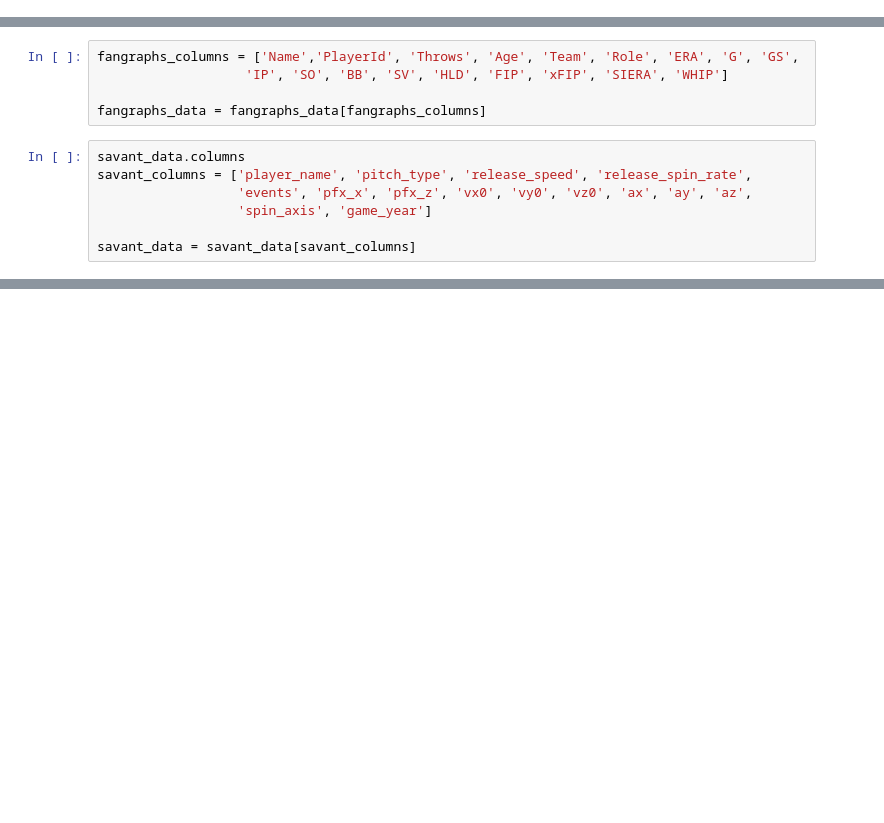
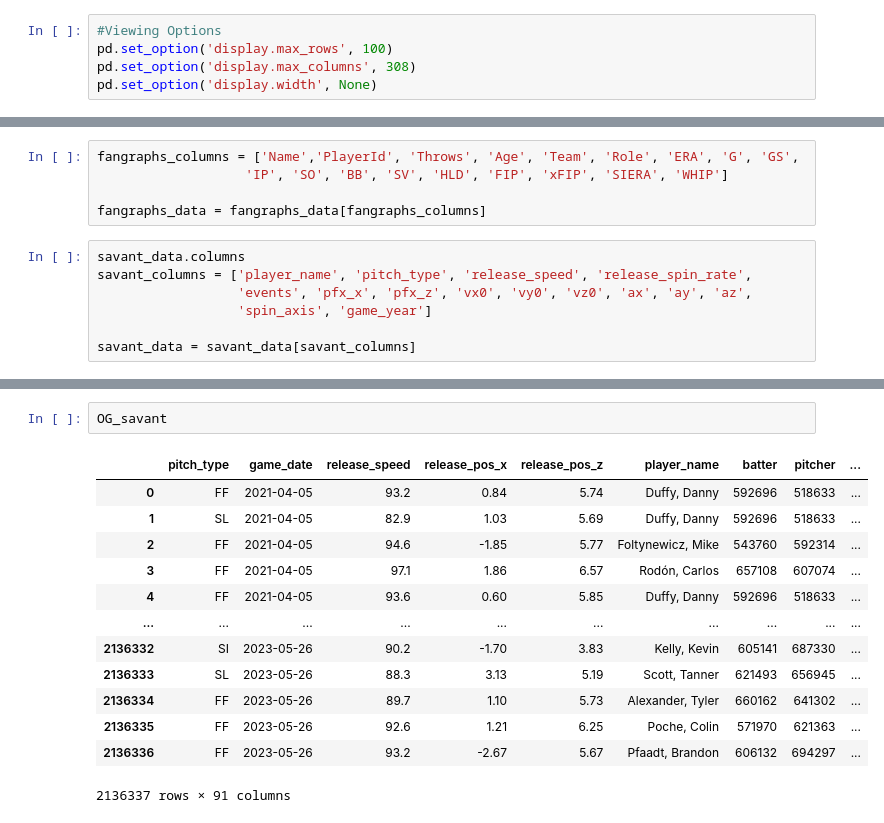
Before and after one commit to RudimentaryChef/RedsHackathon, a Jupyter notebook: Adi_Copy.ipynb, the cells around one changed output, grey strips where cells are left out. Saved outputs shown, nothing was run; the diff lists cells and outputs as text; blank space fills up the shorter version.

```diff
--- a/Adi_Copy.ipynb
+++ b/Adi_Copy.ipynb
@@ -37,3 +6,8 @@ fatal: Need to specify how to reconcile divergent branches.
+# %%
+#Viewing Options
+pd.set_option('display.max_rows', 100)
+pd.set_option('display.max_columns', 308)
+pd.set_option('display.width', None)
 # %%
 # Data Manipulation and Analysis
 import pandas as pd
@@ -87,0 +166,16 @@ merged_data.head(50)
+# %%
+OG_savant
+# %% [output]
+|  | pitch_type | game_date | release_speed | release_pos_x | release_pos_z | player_name | batter | pitcher | ... |
+| 0 | FF | 2021-04-05 | 93.2 | 0.84 | 5.74 | Duffy, Danny | 592696 | 518633 | ... |
+| 1 | SL | 2021-04-05 | 82.9 | 1.03 | 5.69 | Duffy, Danny | 592696 | 518633 | ... |
+| 2 | FF | 2021-04-05 | 94.6 | -1.85 | 5.77 | Foltynewicz, Mike | 543760 | 592314 | ... |
+| 3 | FF | 2021-04-05 | 97.1 | 1.86 | 6.57 | Rodón, Carlos | 657108 | 607074 | ... |
+| 4 | FF | 2021-04-05 | 93.6 | 0.60 | 5.85 | Duffy, Danny | 592696 | 518633 | ... |
+| ... | ... | ... | ... | ... | ... | ... | ... | ... | ... |
+| 2136332 | SI | 2023-05-26 | 90.2 | -1.70 | 3.83 | Kelly, Kevin | 605141 | 687330 | ... |
+| 2136333 | SL | 2023-05-26 | 88.3 | 3.13 | 5.19 | Scott, Tanner | 621493 | 656945 | ... |
+| 2136334 | FF | 2023-05-26 | 89.7 | 1.10 | 5.73 | Alexander, Tyler | 660162 | 641302 | ... |
+| 2136335 | FF | 2023-05-26 | 92.6 | 1.21 | 6.25 | Poche, Colin | 571970 | 621363 | ... |
+| 2136336 | FF | 2023-05-26 | 93.2 | -2.67 | 5.67 | Pfaadt, Brandon | 606132 | 694297 | ... |
+2136337 rows × 91 columns
```
Also changed, not shown: parts of 18 cells of this notebook, 2 other files.
